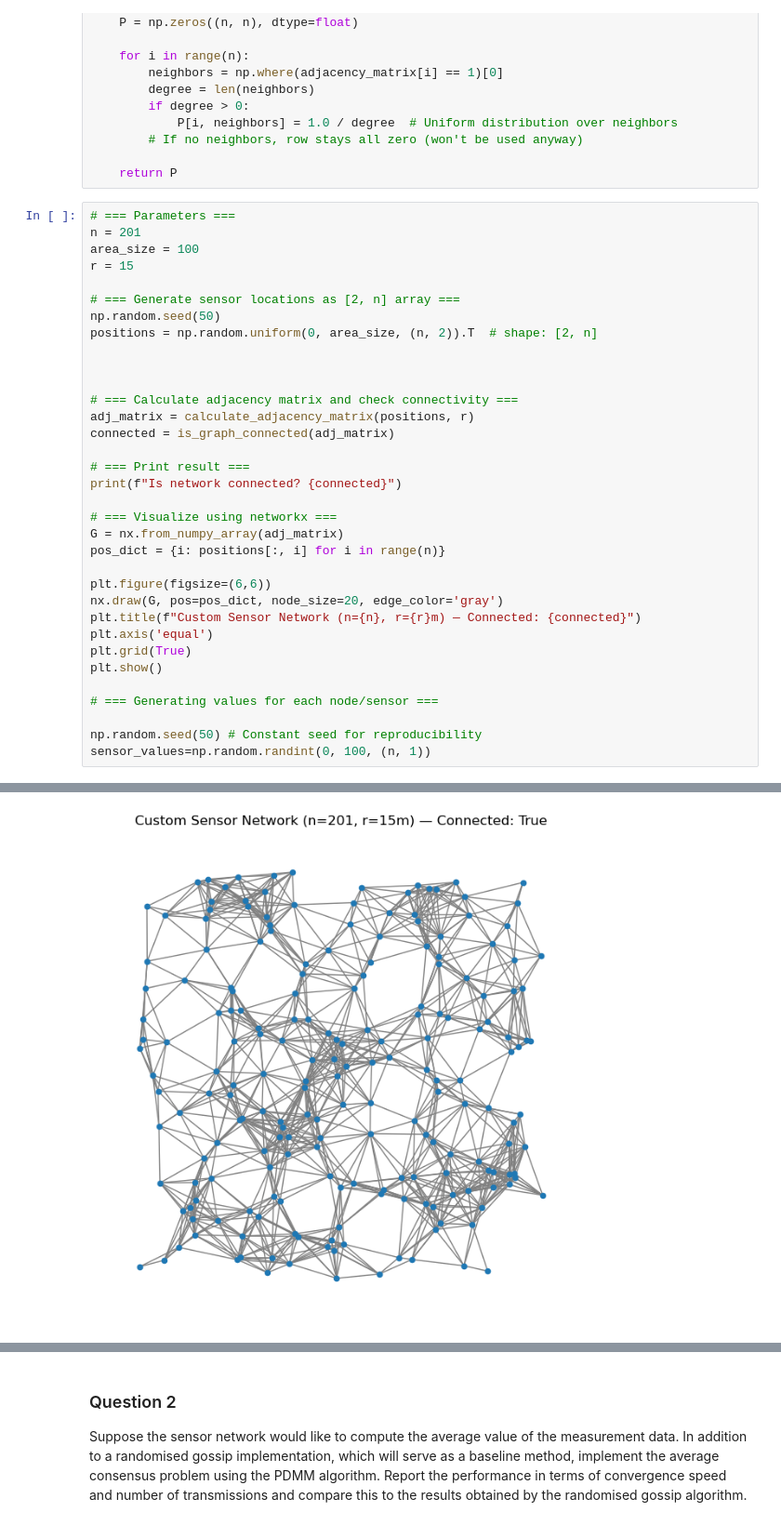
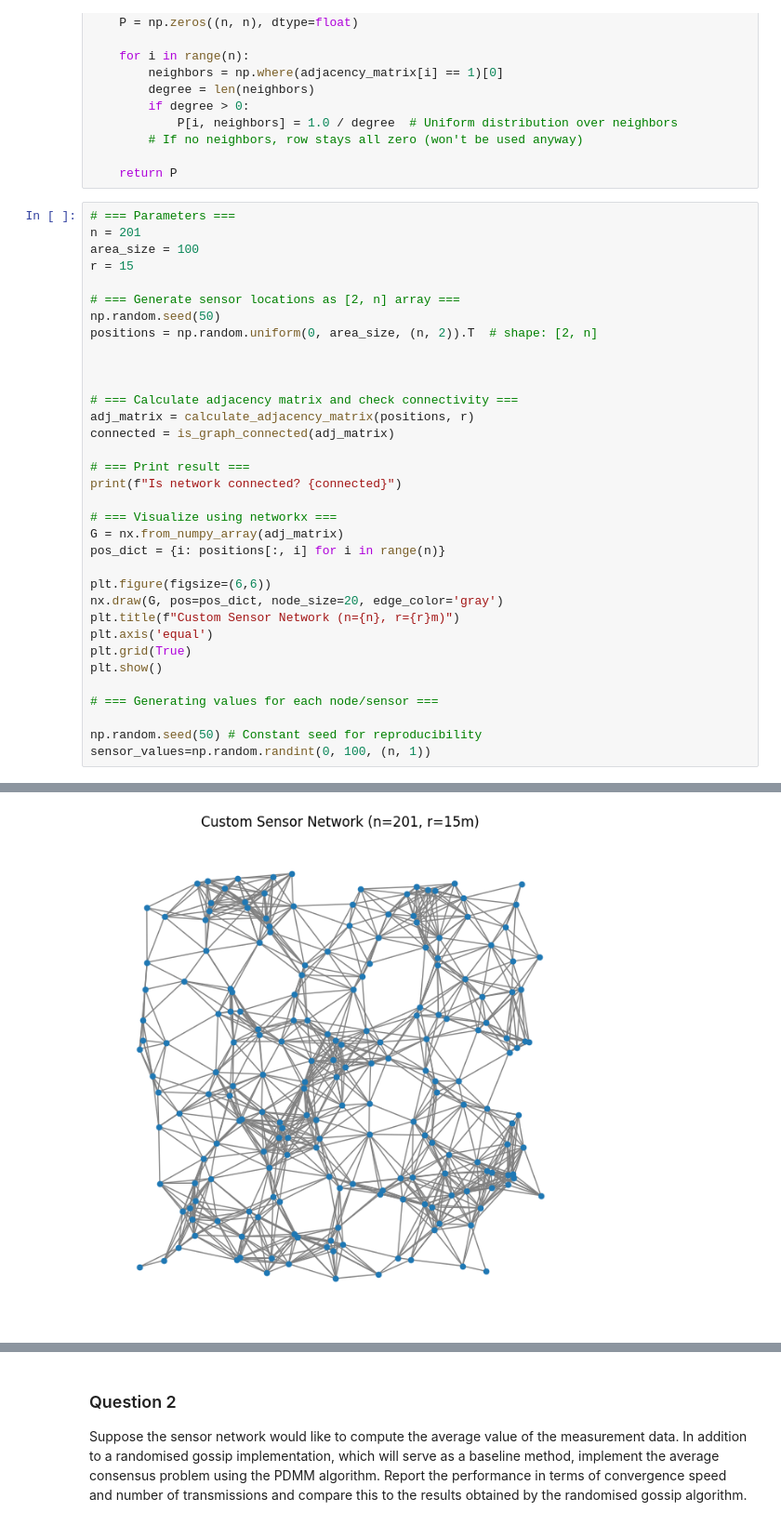
Before and after one commit to nish5180/Distributed_Signal_Processing_EE4540, a Jupyter notebook: distributed_project_git.ipynb, the cells around one changed output, grey strips where cells are left out. Shown at 93% size. Saved outputs shown, nothing was run; the diff lists cells and outputs as text.

```diff
--- a/distributed_project_git.ipynb
+++ b/distributed_project_git.ipynb
@@ -68,32 +68,32 @@ r = 15
 
 # === Generate sensor locations as [2, n] array ===
 np.random.seed(50)
 positions = np.random.uniform(0, area_size, (n, 2)).T  # shape: [2, n]
 
 
 
 # === Calculate adjacency matrix and check connectivity ===
 adj_matrix = calculate_adjacency_matrix(positions, r)
 connected = is_graph_connected(adj_matrix)
 
 # === Print result ===
 print(f"Is network connected? {connected}")
 
 # === Visualize using networkx ===
 G = nx.from_numpy_array(adj_matrix)
 pos_dict = {i: positions[:, i] for i in range(n)}
 
 plt.figure(figsize=(6,6))
 nx.draw(G, pos=pos_dict, node_size=20, edge_color='gray')
-plt.title(f"Custom Sensor Network (n={n}, r={r}m) — Connected: {connected}")
+plt.title(f"Custom Sensor Network (n={n}, r={r}m)")
 plt.axis('equal')
 plt.grid(True)
 plt.show()
 
 # === Generating values for each node/sensor ===
 
 np.random.seed(50) # Constant seed for reproducibility
 sensor_values=np.random.randint(0, 100, (n, 1))
 # %% [output]
 Is network connected? True
-[figure, old version]
+[figure, new version]
```
Also changed, not shown: parts of 10 cells of this notebook.
